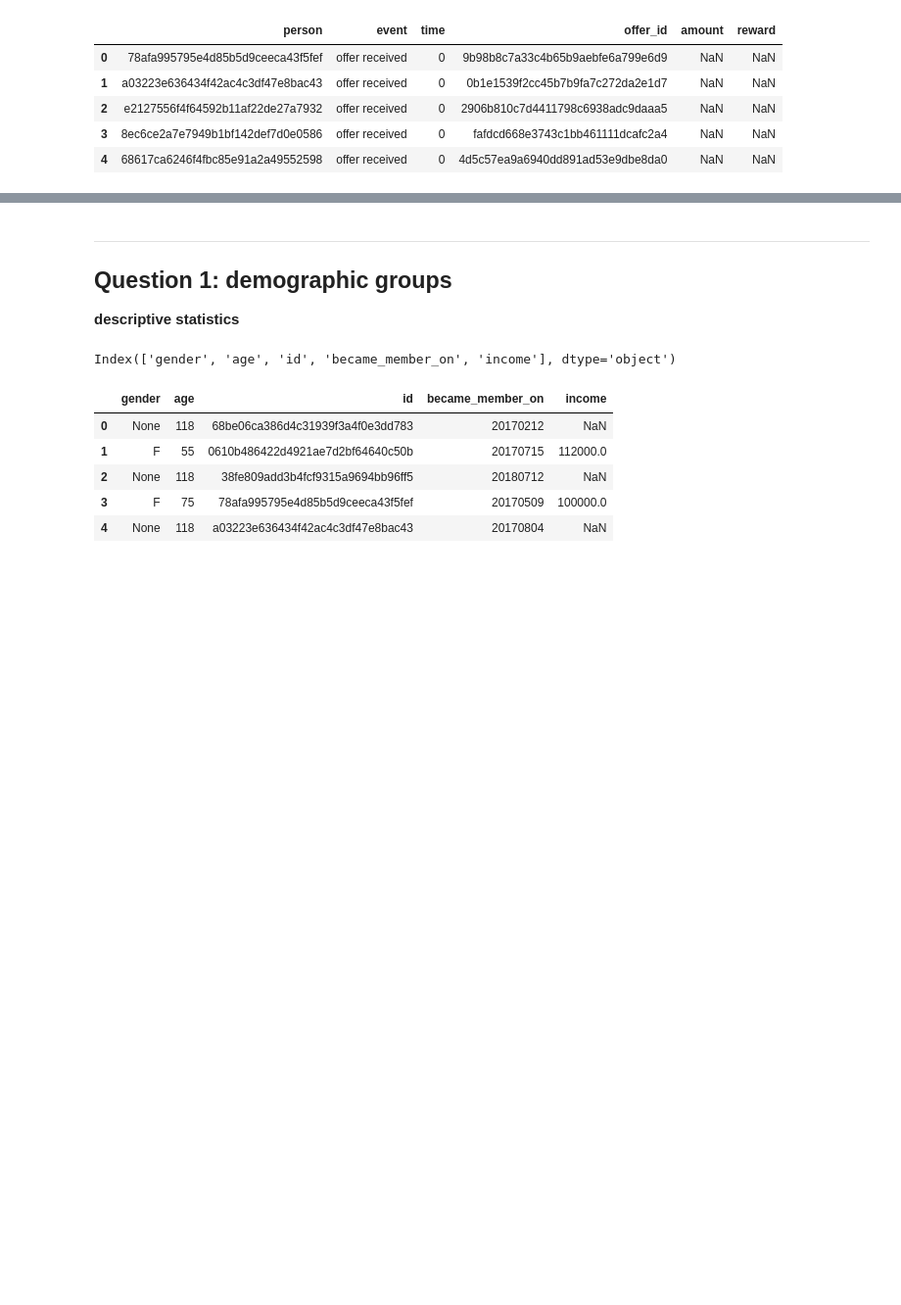
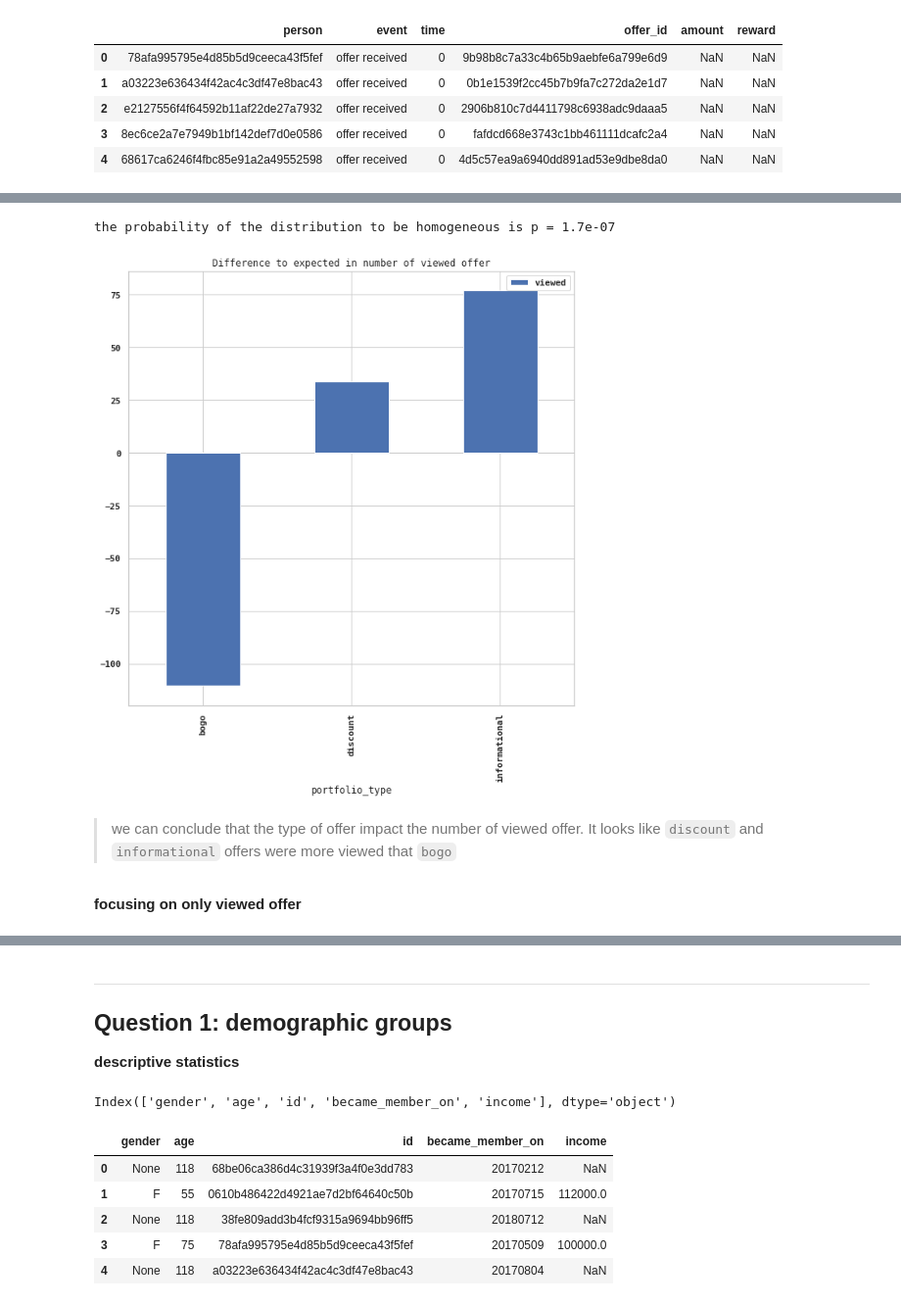
Before and after one commit to 6one2/StarbucksChallenge, a Jupyter notebook: devStarbucks.ipynb, the cells around one changed output, grey strips where cells are left out. Shown at 98% size. Saved outputs shown, nothing was run; the diff lists cells and outputs as text; code cells hidden in the pictures; blank space fills up the shorter version.

```diff
--- a/devStarbucks.ipynb
+++ b/devStarbucks.ipynb
@@ -335,0 +429,4 @@ RES_DEMOGRAPHICS
+# %%
+RES = pd.read_csv('./data/res.csv')
+RES_copy = RES.copy()
+RES_copy.head()
@@ -335,0 +449,5 @@ RES_DEMOGRAPHICS
+# %%
+viewed_stack = RES_copy.groupby('portfolio_type')['view_tag'].value_counts()
+x_table = viewed_stack.unstack()
+x_table.columns = ['not viewed', 'viewed']
+x_table
@@ -335,0 +460,17 @@ RES_DEMOGRAPHICS
+# %%
+from scipy.stats import chi2_contingency
+chi2, p, dof, expected = chi2_contingency(x_table)
+print(f'the probability of the distribution to be homogeneous is p = {p:.2}')
+# %% [output]
+the probability of the distribution to be homogeneous is p = 1.7e-07
+# %%
+ax = x_table.subtract(expected).plot(kind='bar', y='viewed')
+ax.set_title('Difference to expected in number of viewed offer')
+plt.show()
+# %% [output]
+[figure, added]
+# %% [markdown]
+> we can conclude that the type of offer impact the number of viewed offer.
+It looks like `discount` and `informational` offers were more viewed that `bogo`
+# %% [markdown]
+__focusing on only viewed offer__
```
Also changed, not shown: parts of 75 cells of this notebook, 1 other file.
